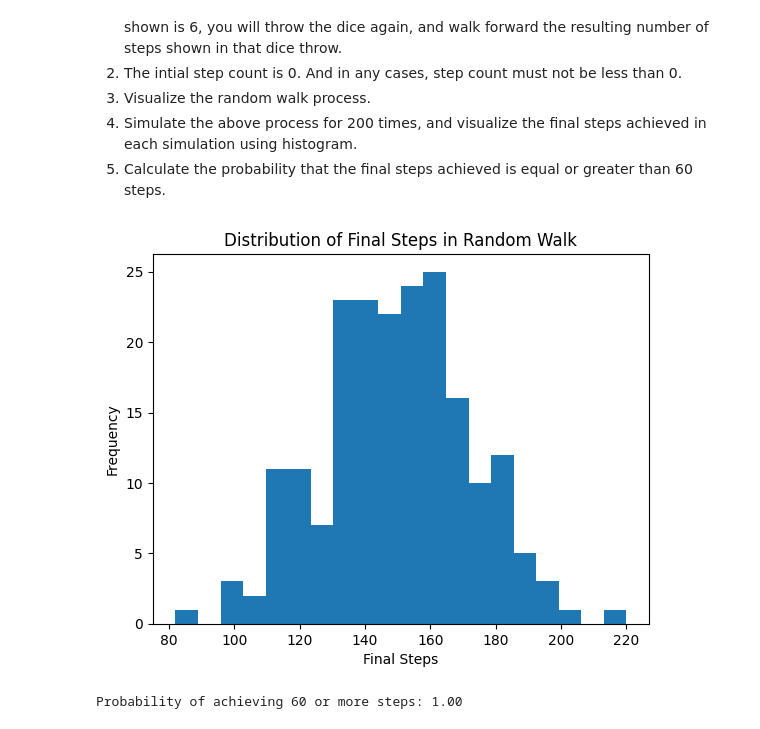
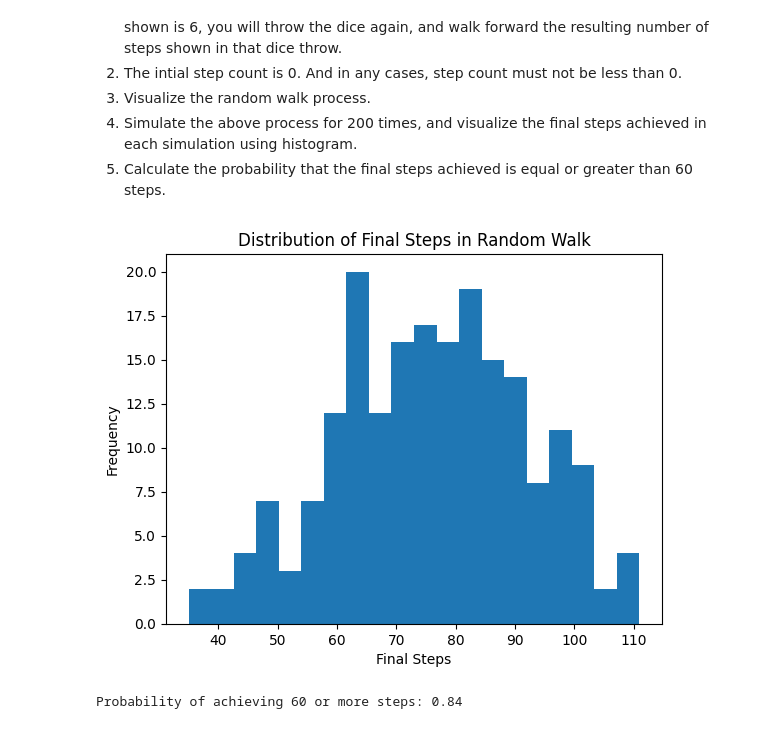
Before and after one commit to BG-bibek/BG-bibek, a Jupyter notebook: week1Consolidate.ipynb, the cells around one changed output. Drawn from its saved outputs; the diff is of its cells as text; code cells hidden in the pictures.

```diff
--- a/week1Consolidate.ipynb
+++ b/week1Consolidate.ipynb
@@ -20,33 +20,32 @@ simulation using histogram.
 # %%
 import random
 import matplotlib.pyplot as plt
 
 def simulate_random_walk():
     step_count = 0
-    for _ in range(200):
+    for _ in range(100):
         dice_throw = random.randint(1, 6)
         if dice_throw in [1, 2]:
             step_count = max(0, step_count - 1)  # Walk backward, but not less than 0
         elif dice_throw in [3, 4, 5]:
             step_count += 1  # Walk forward
         else:  # dice_throw == 6
             extra_steps = random.randint(1, 6)  # Throw the dice again
             step_count += extra_steps  # Walk forward the resulting number of steps
     return step_count
 
 # Simulate the random walk process for 200 times and visualize the results
-import matplotlib.pyplot as plt
 
 final_steps = [simulate_random_walk() for _ in range(200)]
 plt.hist(final_steps, bins=20)
 plt.xlabel('Final Steps')
 plt.ylabel('Frequency')
 plt.title('Distribution of Final Steps in Random Walk')
 plt.show()
 
 # Calculate the probability that the final steps achieved is equal or greater than 60 steps
 prob = sum(1 for steps in final_steps if steps >= 60) / len(final_steps)
 print(f"Probability of achieving 60 or more steps: {prob:.2f}")
 # %% [output]
-[figure, old version]
+[figure, new version]
-Probability of achieving 60 or more steps: 1.00
+Probability of achieving 60 or more steps: 0.84
```
Also changed, not shown: parts of 11 cells of this notebook.
